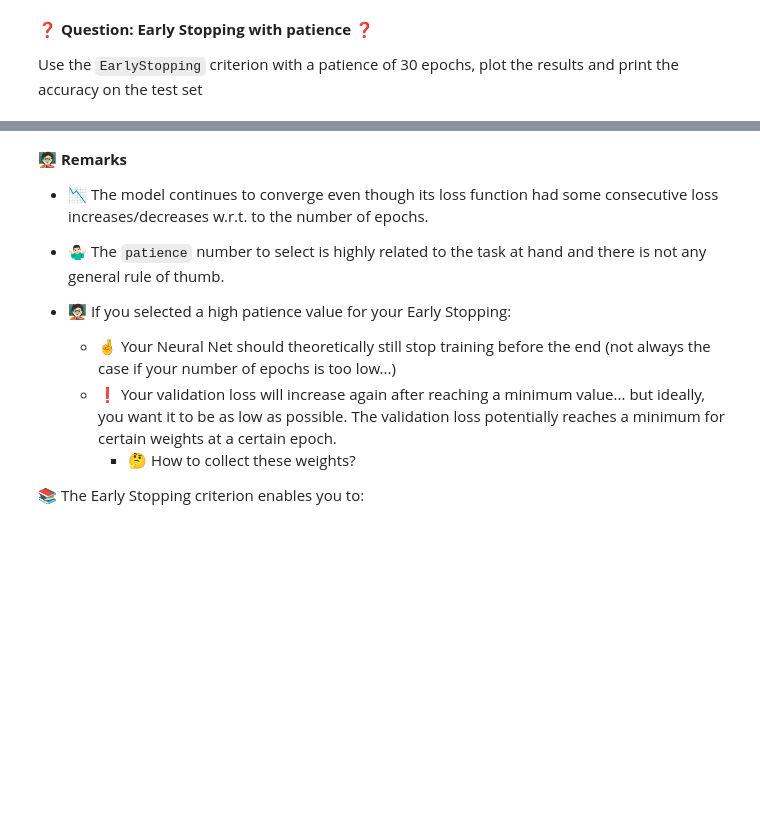
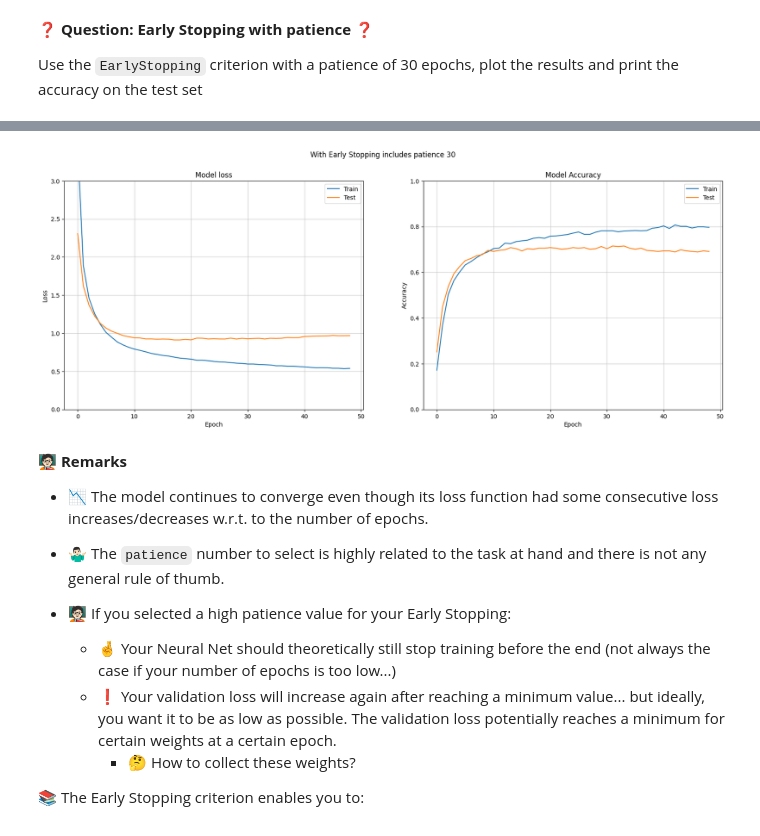
Before and after one commit to NwayEi/data-how-to-properly-prevent-overfitting, a Jupyter notebook: how_to_properly_prevent_overfitting.ipynb, the cells around one changed output, grey strips where cells are left out. Saved outputs shown, nothing was run; the diff lists cells and outputs as text; code cells hidden in the pictures; blank space fills up the shorter version.

```diff
--- a/how_to_properly_prevent_overfitting.ipynb
+++ b/how_to_properly_prevent_overfitting.ipynb
@@ -299,0 +418,12 @@ Use the `EarlyStopping` criterion with a patience of 30 epochs, plot the results
+# %%
+es = EarlyStopping(patience=30)
+
+model = initialize_model()
+
+history = model.fit(X_train, y_train,
+                    validation_split = 0.3,
+                    epochs = 500,
+                    batch_size = 16,
+                    verbose = 1,
+                    callbacks = [es] # This will call the Early Stopping Criterion for each epoch
+                   )
@@ -300,3 +453,7 @@ Use the `EarlyStopping` criterion with a patience of 30 epochs, plot the results
+# %%
+plot_loss_accuracy(history, title='With Early Stopping includes patience 30')
+# %% [output]
+[figure, added]
 # %% [markdown]
 🧑🏻‍🏫 **Remarks**
 
```
Also changed, not shown: parts of 47 cells of this notebook.
